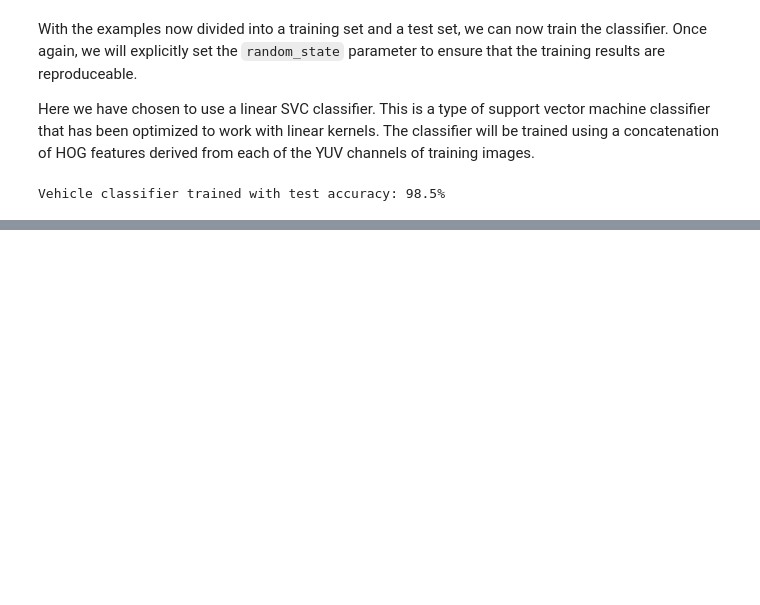
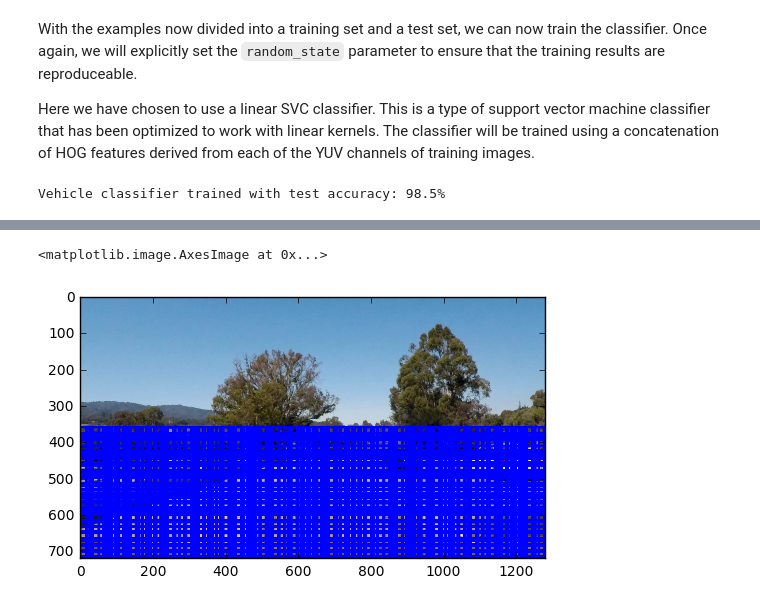
Before and after one commit to rgcottrell/CarND-Vehicle-Detection, a Jupyter notebook: CarND-Vehicle-Detection.ipynb, the cells around one changed output, grey strips where cells are left out. Cells and saved outputs as stored; diff of their text form; code cells hidden in the pictures; blank space fills up the shorter version.

```diff
--- a/CarND-Vehicle-Detection.ipynb
+++ b/CarND-Vehicle-Detection.ipynb
@@ -170,0 +172,10 @@ def pipeline(img):
+# %%
+BBOX_COLOR = (0, 0, 255)
+BBOX_THICKNESS = 6
+
+# This assumes incoming image is encoded RGB.
+def draw_boxes(img, bboxes):
+    imcopy = np.copy(img)
+    for bbox in bboxes:
+        cv2.rectangle(imcopy, bbox[0], bbox[1], BBOX_COLOR, BBOX_THICKNESS)
+    return imcopy
@@ -170,0 +190,51 @@ def pipeline(img):
+# %%
+WINDOW_SIZES = [(70, 70), (105, 105), (130, 130)]
+WINDOW_OVERLAP = (0.75, 0.75)
+
+# This assumes incoming image is encoded RGB.
+def sliding_windows(img):
+    # Set the start and stop regions to scan. We will only scan the bottom half of the image.
+    x_start = 0
+    x_stop = img.shape[1]
+    y_start = img.shape[0] // 2
+    y_stop = img.shape[0]
+
+    # Compute the span of the region to be searched.
+    xspan = x_stop - x_start
+    yspan = y_stop - y_start
+
+    # Accumulate the list of windows to be searched.
+    window_list = []
+
+    # Process each window size.
+    for xy_window in WINDOW_SIZES:
+        # Compute the step between successive windows.
+        nx_pix_per_step = np.int(xy_window[0] * (1. - WINDOW_OVERLAP[0]))
+        ny_pix_per_step = np.int(xy_window[1] * (1. - WINDOW_OVERLAP[1]))
+        # Compute the number of windows to generate at this size.
+        nx_windows = int(xspan/nx_pix_per_step) - 1
+        ny_windows = int(yspan/ny_pix_per_step) - 1
+        # Loop through the x and y positions to find the window coordinates.
+        for ys in range(ny_windows):
+            for xs in range(nx_windows):
+                # Calculate the window position. Since we are more considered about
+                # vehicles in our half of the road, start the windows from the lower
+                # right and move up and to the left.
+                startx = xs*nx_pix_per_step + x_start
+                endx = startx + xy_window[0]
+                starty = ys*nx_pix_per_step + y_start
+                endy = starty + xy_window[1]
+                # Append window position to the list.
+                window_list.append(((startx, starty), (endx, endy)))
+
+    # Return the list of windows.
+    return window_list
+
+img = cv2.imread('test_images/test1.jpg')
+img = cv2.cvtColor(img, cv2.COLOR_BGR2RGB)
+windows = sliding_windows(img)
+img = draw_boxes(img, windows)
+plt.imshow(img)
+# %% [output]
+<matplotlib.image.AxesImage at 0x...>
+[figure, added]
```
Also changed, not shown: parts of 23 cells of this notebook, 32 other files.
